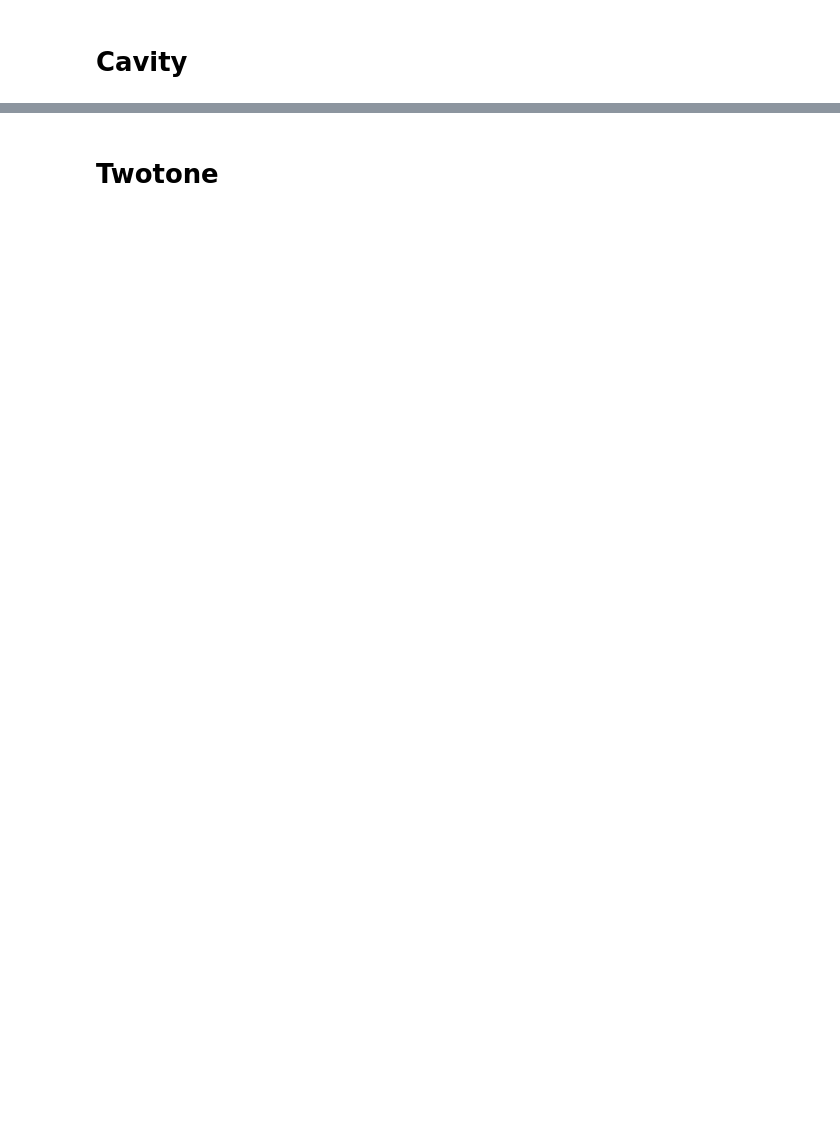
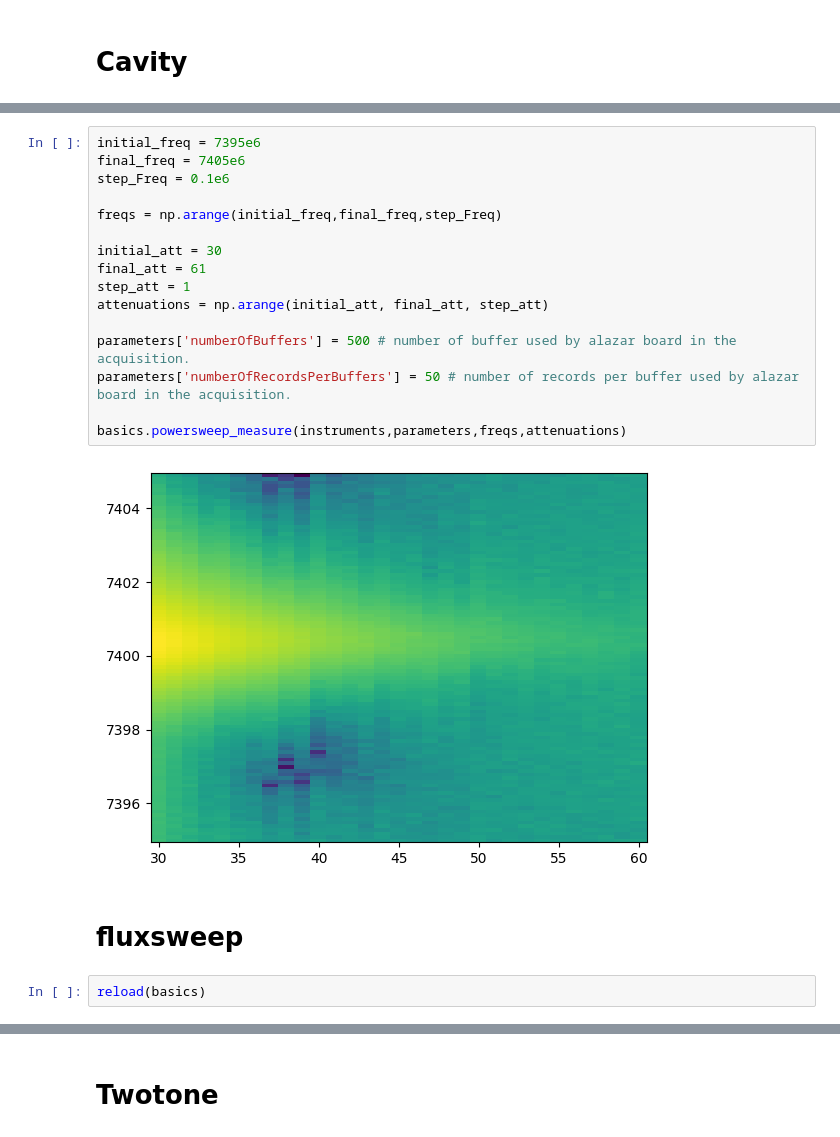
Before and after one commit to Rouxinol-Research-Lab/MeasurementsLFDQ, a Jupyter notebook: PulseGeneratorExample.ipynb, the cells around one changed output, grey strips where cells are left out. Saved outputs shown, nothing was run; the diff lists cells and outputs as text; blank space fills up the shorter version.

```diff
--- a/PulseGeneratorExample.ipynb
+++ b/PulseGeneratorExample.ipynb
@@ -74,0 +86,22 @@ basics.cavity_measure(instruments,parameters,freqs)
+# %%
+initial_freq = 7395e6
+final_freq = 7405e6
+step_Freq = 0.1e6
+
+freqs = np.arange(initial_freq,final_freq,step_Freq)
+
+initial_att = 30
+final_att = 61
+step_att = 1
+attenuations = np.arange(initial_att, final_att, step_att)
+
+parameters['numberOfBuffers'] = 500 # number of buffer used by alazar board in the acquisition.
+parameters['numberOfRecordsPerBuffers'] = 50 # number of records per buffer used by alazar board in the acquisition.
+
+basics.powersweep_measure(instruments,parameters,freqs,attenuations)
+# %% [output]
+[figure, added]
+# %% [markdown]
+# fluxsweep
+# %%
+reload(basics)
```
Also changed, not shown: parts of 18 cells of this notebook.
